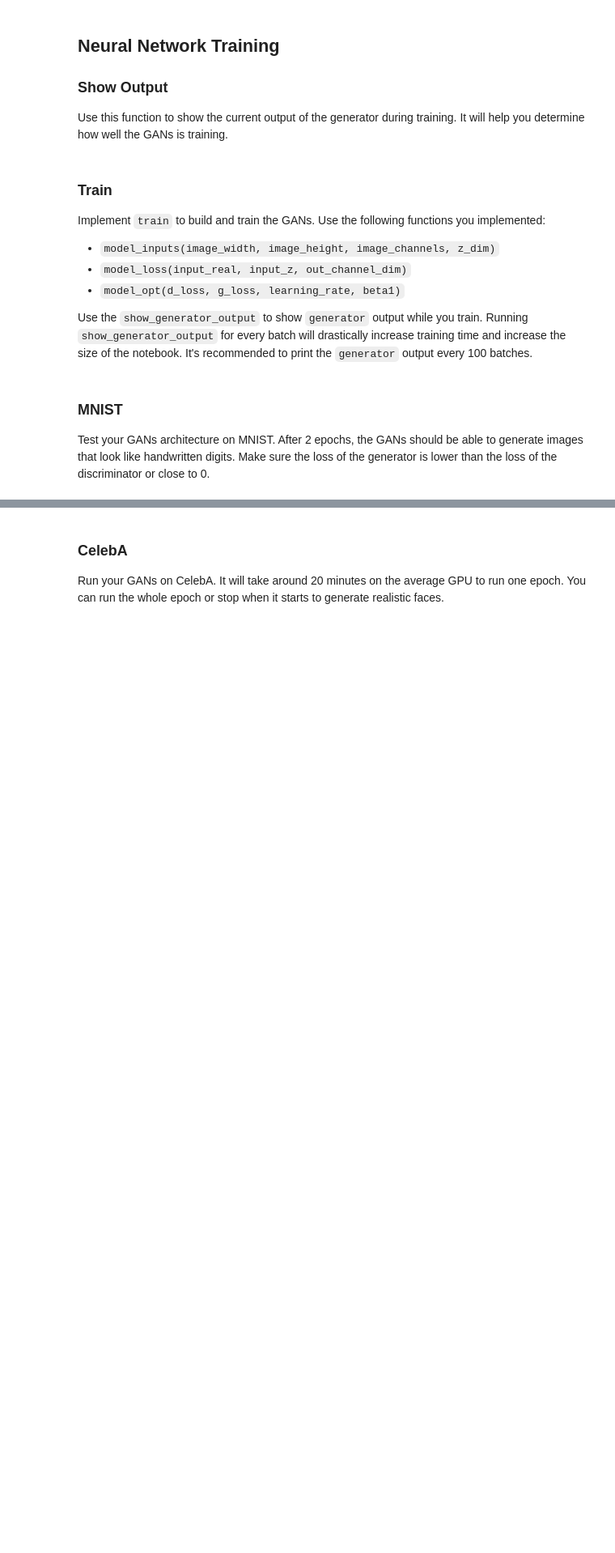
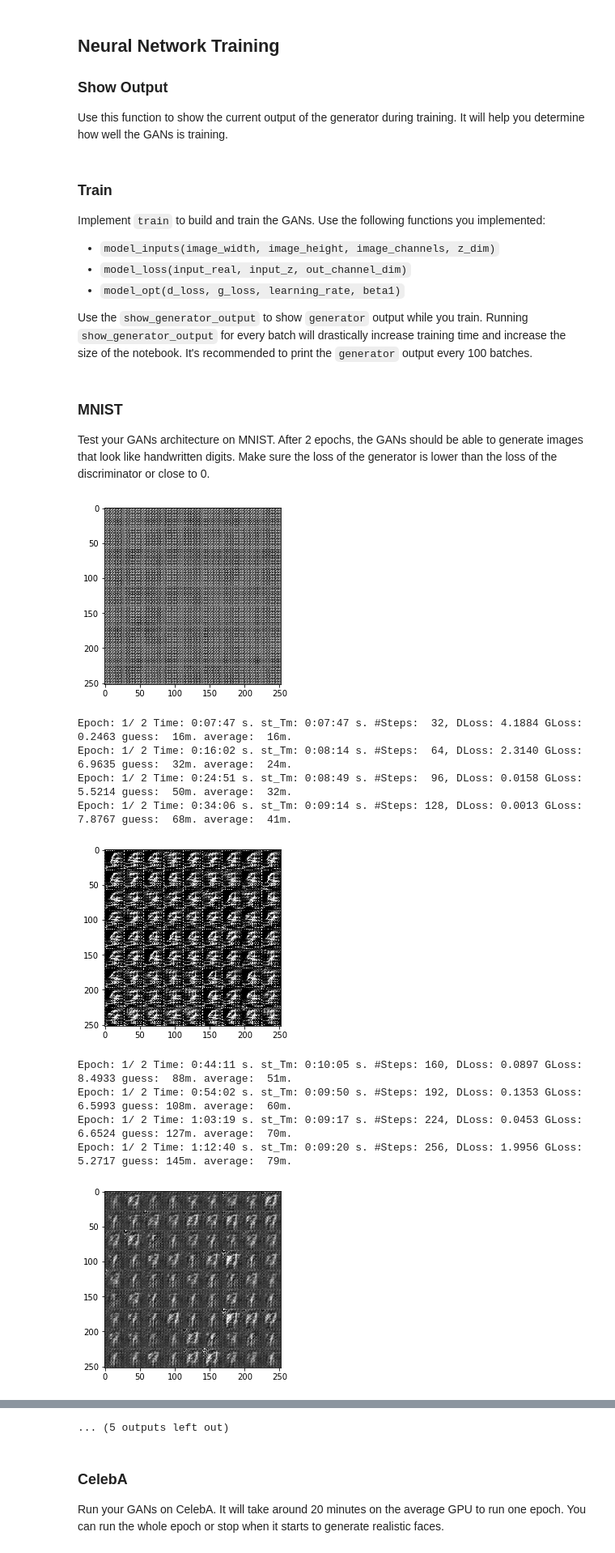
Before and after one commit to gertadam/Project5, a Jupyter notebook: dlnd_face_generation.ipynb, the cells around one changed output, grey strips where cells are left out. Shown at 81% size. Drawn from its saved outputs; the diff is of its cells as text; code cells hidden in the pictures; blank space fills up the shorter version.

```diff
--- a/dlnd_face_generation.ipynb
+++ b/dlnd_face_generation.ipynb
@@ -674,45 +597,53 @@ Test your GANs architecture on MNIST.  After 2 epochs, the GANs should be able t
 # %%
 """
 # GLOBAL VAR
 - rather than changing the params train() uses - I added these params as global
 - which I know is not strictly right, but it works for me.
 """
 # std. Hyper param
-batch_size    = 512
+batch_size    = 128
 z_dim         = 100
-beta1         = 0.5
 
 # I created a spreadsheet to try and understand beta1, beta2, m_0, v_0 - ended up with a 40* higher lr
-# I can't say anything other than: these worked for me - hope they will for you too.
+# I can't say anything other than: these hyperparam worked for me - hope they will for you too.
 learning_rate = 0.002
 beta1         = 0.5
 
 # to seperate the two data-runs, I will have to give the files different names
-filename    = 'MNIST_run'
-Load_chk    = True       # set this to [True], if you want to load the checkpoint and ass. losses-file
+filename      = 'MNIST_run'
+Load_chk      = False       # True set this to [True], if you want to load the checkpoint and ass. losses-file
 
 # https://medium.com/towards-data-science/gan-by-example-using-keras-on-tensorflow-backend-1a6d515a60d0
-Gkeep_prob = 0.6  # more drops -> lower keep prob but with fewer D_O layers (only in the dense)
-Dkeep_prob = 0.5
+Gkeep_prob      = 0.6          # more drops, lower keep prob, but with fewer D_O layers (only in the dense)
+Dkeep_prob      = 0.4          # lower keep -> to stabilize & weaken D -> to strengthen G
 
-num_mv_avg      = 4
-steps_printline = 32
-steps_images    = 512
+num_mv_avg      =  12
+steps_printline =  32
+steps_images    = 128
 
-steps_graph     = 77        # abandoned for the moment
+steps_graph     = 256
 
 # delete me before handing in
-epochs       = 1
-
-
-
+epochs          = 2
 
 """
 DON'T MODIFY ANYTHING IN THIS CELL THAT IS BELOW THIS LINE
 """
 #epochs = 2
 
 mnist_dataset = helper.Dataset('mnist', glob(os.path.join(data_dir, 'mnist/*.jpg')))
 with tf.Graph().as_default():
     train(epochs, batch_size, z_dim, learning_rate, beta1, mnist_dataset.get_batches,
           mnist_dataset.shape, mnist_dataset.image_mode)
+# %% [output]
+[figure, added]
+Epoch: 1/ 2 Time: 0:07:47 s. st_Tm: 0:07:47 s. #Steps:  32, DLoss: 4.1884 GLoss: 0.2463 guess:  16m. average:  16m.
+Epoch: 1/ 2 Time: 0:16:02 s. st_Tm: 0:08:14 s. #Steps:  64, DLoss: 2.3140 GLoss: 6.9635 guess:  32m. average:  24m.
+Epoch: 1/ 2 Time: 0:24:51 s. st_Tm: 0:08:49 s. #Steps:  96, DLoss: 0.0158 GLoss: 5.5214 guess:  50m. average:  32m.
+Epoch: 1/ 2 Time: 0:34:06 s. st_Tm: 0:09:14 s. #Steps: 128, DLoss: 0.0013 GLoss: 7.8767 guess:  68m. average:  41m.
+[figure, added]
+Epoch: 1/ 2 Time: 0:44:11 s. st_Tm: 0:10:05 s. #Steps: 160, DLoss: 0.0897 GLoss: 8.4933 guess:  88m. average:  51m.
+Epoch: 1/ 2 Time: 0:54:02 s. st_Tm: 0:09:50 s. #Steps: 192, DLoss: 0.1353 GLoss: 6.5993 guess: 108m. average:  60m.
+Epoch: 1/ 2 Time: 1:03:19 s. st_Tm: 0:09:17 s. #Steps: 224, DLoss: 0.0453 GLoss: 6.6524 guess: 127m. average:  70m.
+Epoch: 1/ 2 Time: 1:12:40 s. st_Tm: 0:09:20 s. #Steps: 256, DLoss: 1.9956 GLoss: 5.2717 guess: 145m. average:  79m.
+[figure, added]
@@ -719,3 +668,4 @@ with tf.Graph().as_default():
+... (5 outputs left out)
 # %% [markdown]
 ### CelebA
 Run your GANs on CelebA.  It will take around 20 minutes on the average GPU to run one epoch.  You can run the whole epoch or stop when it starts to generate realistic faces.
```
Also changed, not shown: parts of 11 cells of this notebook.
